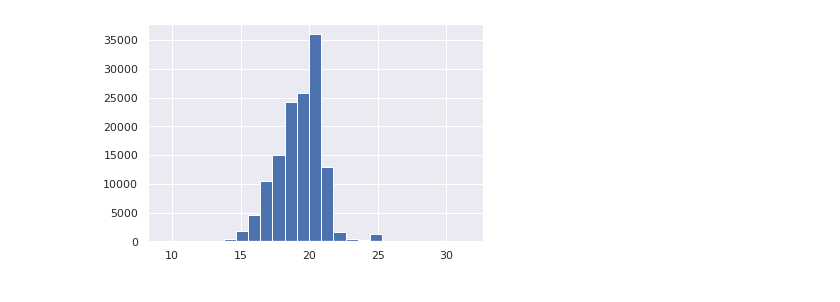
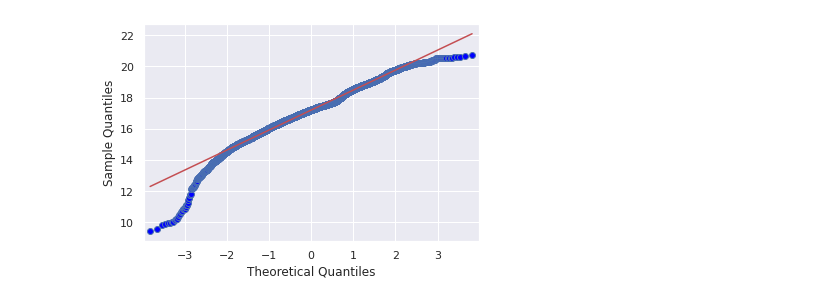
Before and after one commit to lifemannequin/Star_QSO_Galaxy, a Jupyter notebook: script_notebooks/creating_data_sets.ipynb, the cells around one changed output. Cells and saved outputs as stored; diff of their text form; code cells hidden in the pictures.

```diff
--- a/script_notebooks/creating_data_sets.ipynb
+++ b/script_notebooks/creating_data_sets.ipynb
@@ -77,5 +32,6 @@ data_all.head()
-# %%
-plt.hist(data_all['dered_r'], bins = 25)
-plt.show()
-# %% [output]
-[figure, removed]
+# %%
+# q-q plot
+qqplot(all_data['dered_r'], line='s')
+pyplot.show()
+# %% [output]
+[figure, added]
```
Also changed, not shown: parts of 16 cells of this notebook, 12 other files.
